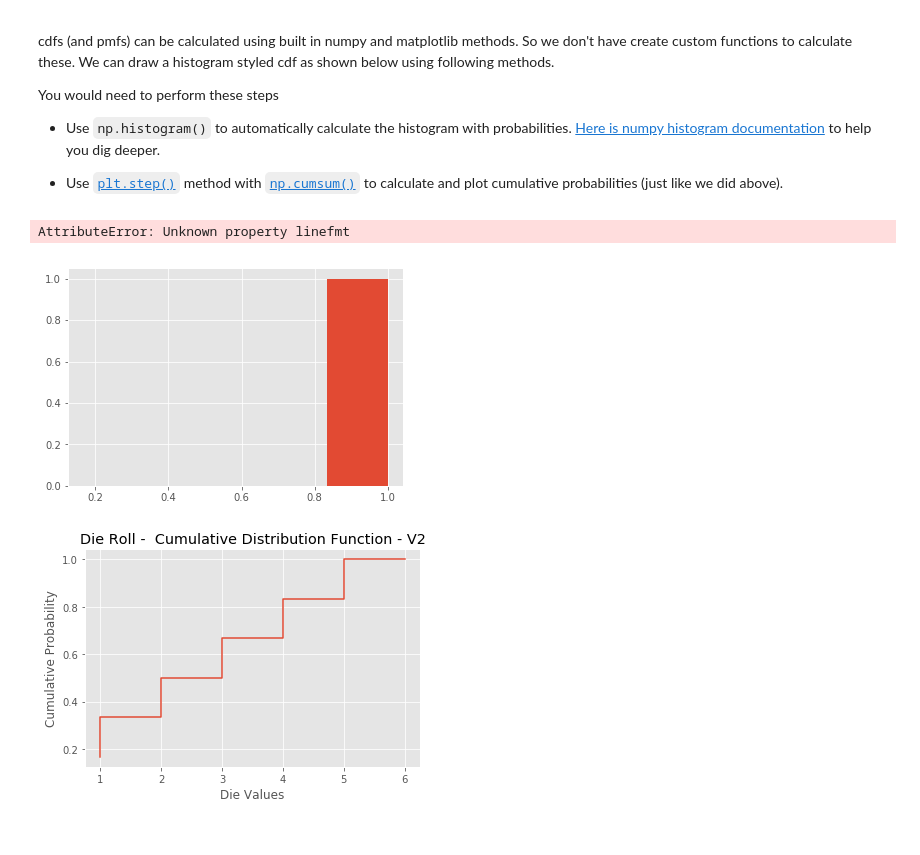
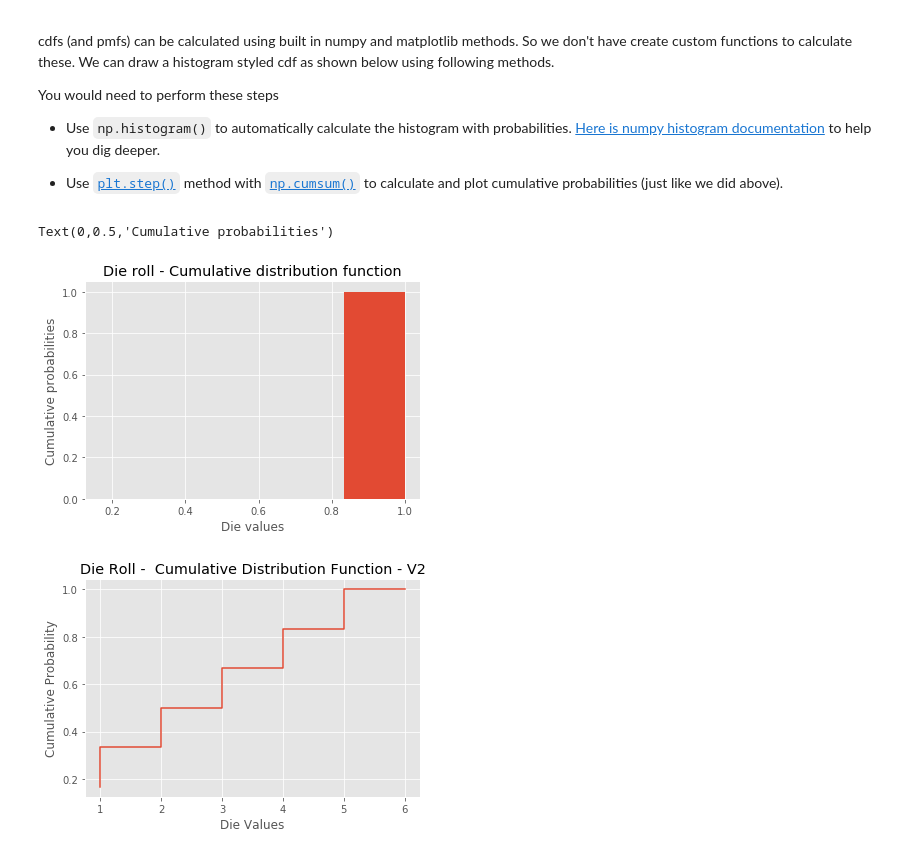
Before and after one commit to Rimab55/dsc-0-09-09-distributions-cdf-lab-nyc-ds-career-012819, a Jupyter notebook: index.ipynb, the cells around one changed output. Drawn from its saved outputs; the diff is of its cells as text; code cells hidden in the pictures.

```diff
--- a/index.ipynb
+++ b/index.ipynb
@@ -85,13 +85,13 @@ You would need to perform these steps
 
 * Use [`plt.step()`](https://matplotlib.org/api/_as_gen/matplotlib.pyplot.step.html) method with [`np.cumsum()`](https://docs.scipy.org/doc/numpy/reference/generated/numpy.cumsum.html) to calculate and plot cumulative probabilities (just like we did above).
 # %%
-plt.hist(die_lst,die_cum,linefmt = '-.',markerfmt='C0o')
+plt.hist(die_lst,die_cum)
 plt.title('Die roll - Cumulative distribution function')
 plt.xlabel('Die values')
 plt.ylabel('Cumulative probabilities')
 # %% [output]
-AttributeError: Unknown property linefmt
+Text(0,0.5,'Cumulative probabilities')
-[figure, old version]
+[figure, new version]
 # %%
 # %% [output]
 [figure]
```
